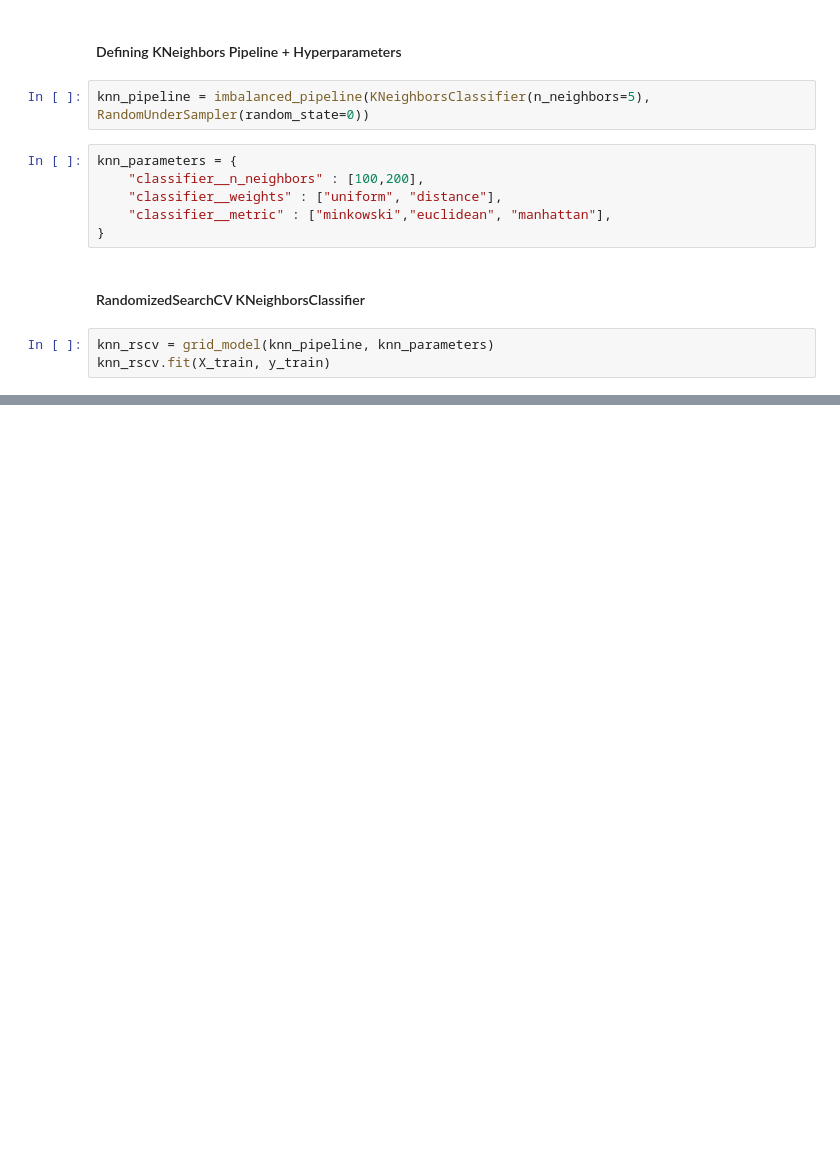
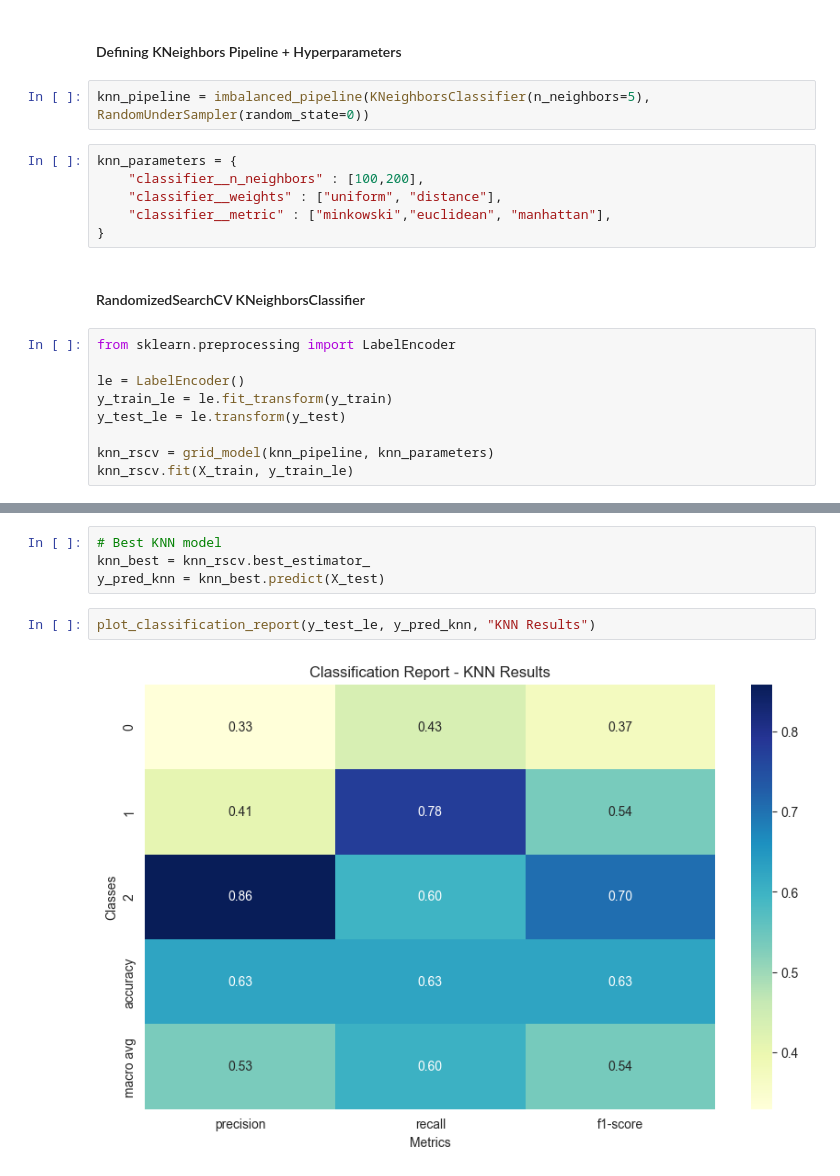
Before and after one commit to gps-stellar/Supervised-Classification-Regression, a Jupyter notebook: Winer-Recognition-Classification/Wine_Recognition_Classification.ipynb, the cells around one changed output, grey strips where cells are left out. Saved outputs shown, nothing was run; the diff lists cells and outputs as text; blank space fills up the shorter version.

```diff
--- a/Winer-Recognition-Classification/Wine_Recognition_Classification.ipynb
+++ b/Winer-Recognition-Classification/Wine_Recognition_Classification.ipynb
@@ -473,6 +457,12 @@ knn_parameters = {
 # %% [markdown]
 #### RandomizedSearchCV KNeighborsClassifier
 # %%
+from sklearn.preprocessing import LabelEncoder
+
+le = LabelEncoder()
+y_train_le = le.fit_transform(y_train)
+y_test_le = le.transform(y_test)
+
 knn_rscv = grid_model(knn_pipeline, knn_parameters)
-knn_rscv.fit(X_train, y_train)
+knn_rscv.fit(X_train, y_train_le)
 # %% [output]
@@ -479,0 +485,8 @@ ValueError: invalid literal for int() with base 10: 'Bad'
+# %%
+# Best KNN model
+knn_best = knn_rscv.best_estimator_
+y_pred_knn = knn_best.predict(X_test)
+# %%
+plot_classification_report(y_test_le, y_pred_knn, "KNN Results")
+# %% [output]
+[figure, added]
```
Also changed, not shown: parts of 28 cells of this notebook.
